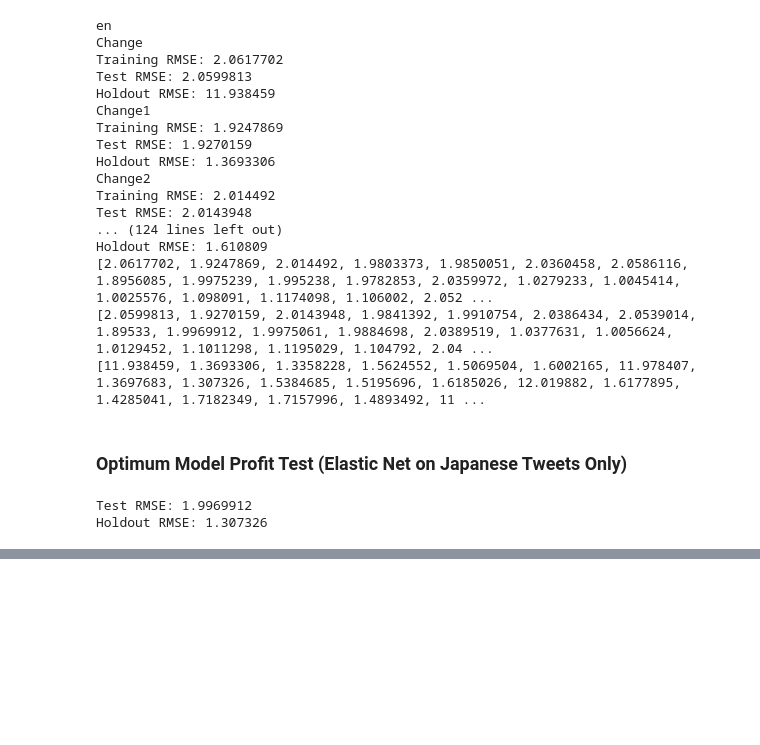
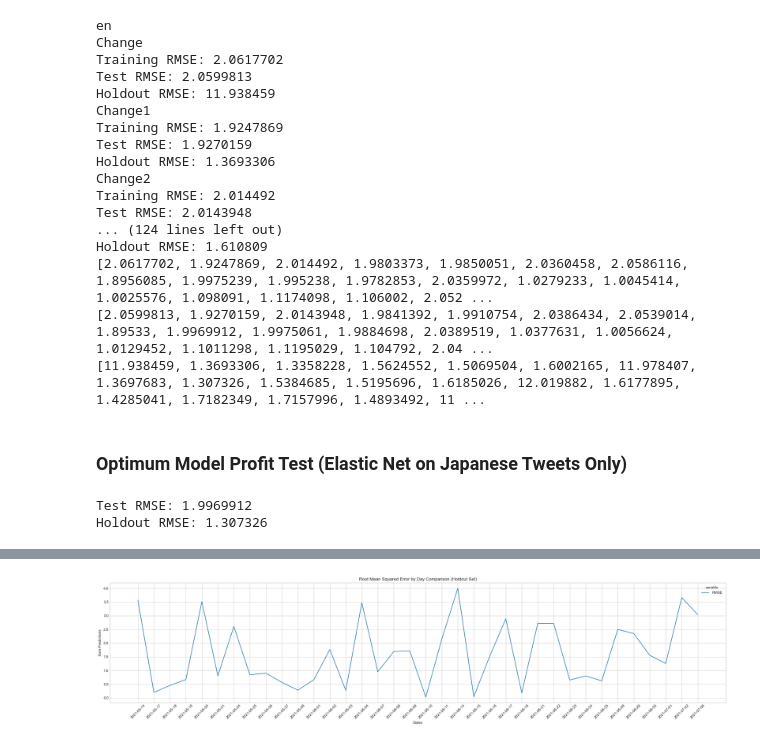
Before and after one commit to nathanindrakumar/Final_Project, a Jupyter notebook: AltRegSol.ipynb, the cells around one changed output, grey strips where cells are left out. Saved outputs shown, nothing was run; the diff lists cells and outputs as text; code cells hidden in the pictures; blank space fills up the shorter version.

```diff
--- a/AltRegSol.ipynb
+++ b/AltRegSol.ipynb
@@ -1444,0 +1454,23 @@ plt.xticks(rotation=45)
+# %%
+import math
+errorlist = []
+for x in range(len(predsumlist)):
+    error = math.sqrt((predsumlist[x] - realal[x])**2)
+    errorlist.append(error)
+
+diction = {"RMSE": errorlist, "Dates": unique}
+dfsea = pd.DataFrame(diction)
+dfsea = dfsea.sort_values(by=['Dates'])
+plt.style.use('seaborn-whitegrid')
+
+# sortedlist = np.sort(unique)
+# sortedlist = sortedlist[0::19]
+
+fig_dims = (30, 6)
+fig, ax = plt.subplots(figsize=fig_dims)
+sns.lineplot(x='Dates',y='value',hue='variable',ax=ax, data = pd.melt(dfsea,["Dates"]))
+ax.set(xlabel='Dates',ylabel='Sum Predictions',title='Root Mean Squared Error by Day Comparison (Holdout Set)')
+plt.xticks(rotation=45)
+plt.show()
+# %% [output]
+[figure, added]
```
Also changed, not shown: parts of 5 cells of this notebook, 15 other files.
